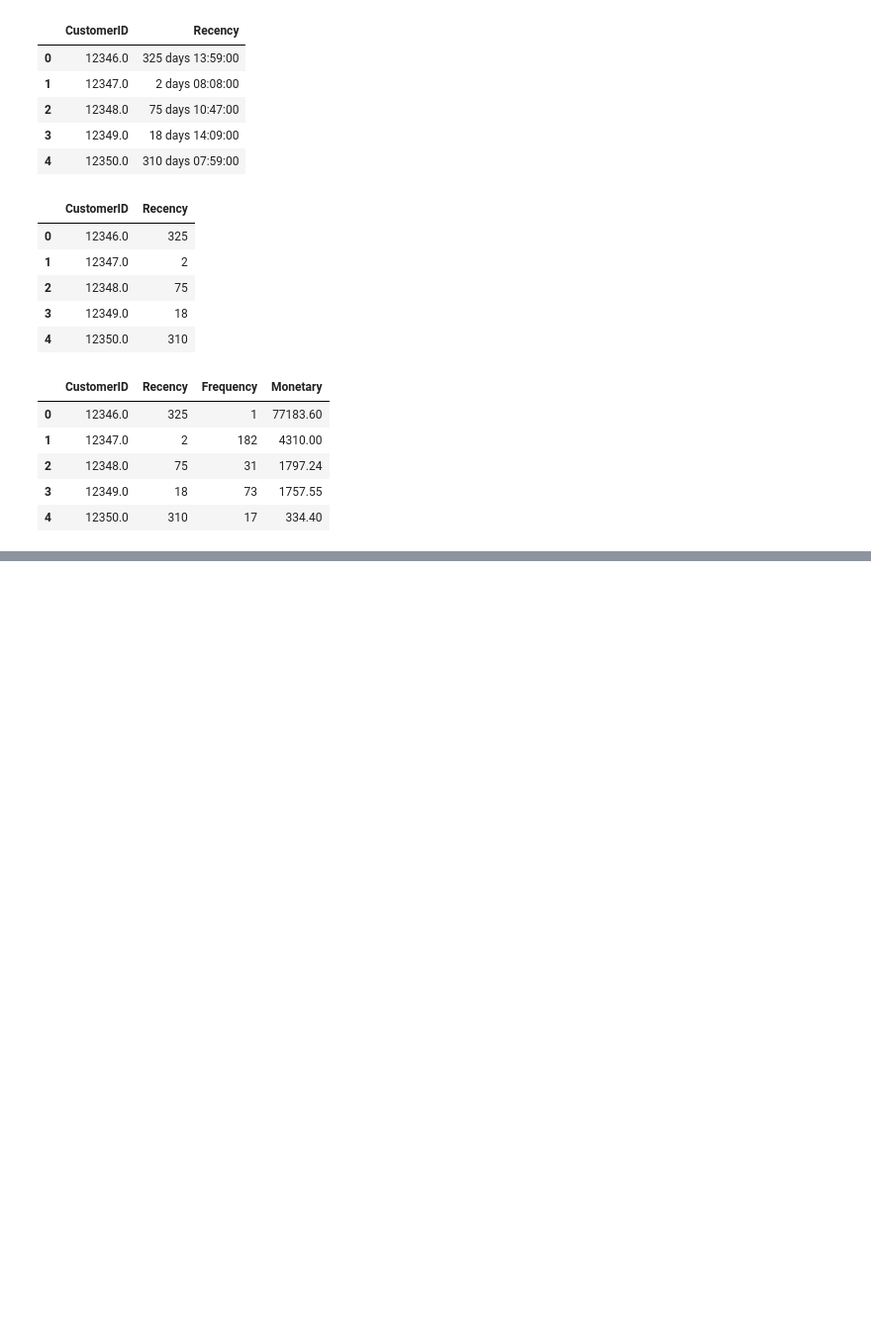
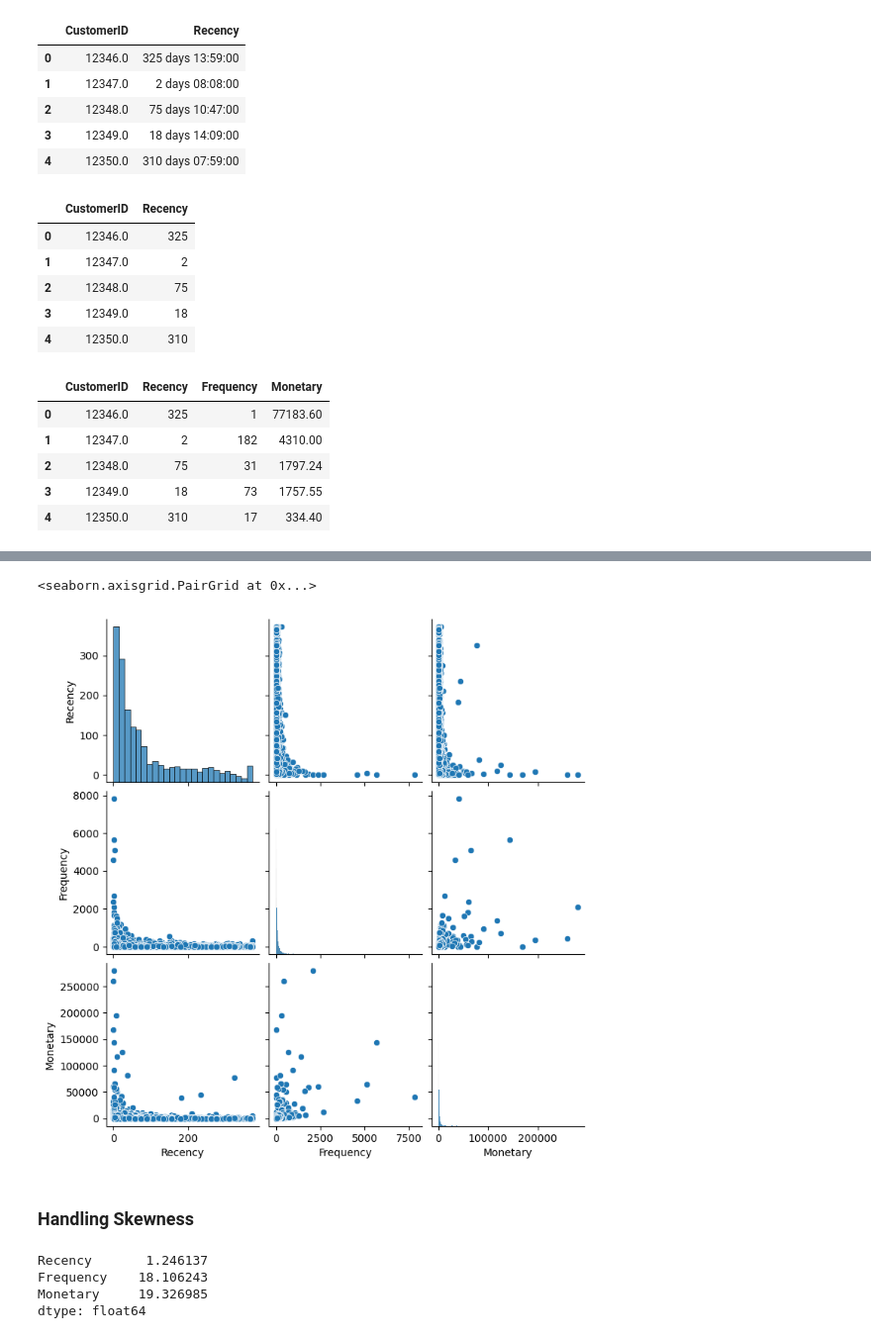
Before and after one commit to SaamarthMeston/Capstone-Project-4-Online-Retail-, a Jupyter notebook: Capstone_Project_4(Online_Retail).ipynb, the cells around one changed output, grey strips where cells are left out. Shown at 99% size. Cells and saved outputs as stored; diff of their text form; code cells hidden in the pictures; blank space fills up the shorter version.

```diff
--- a/Capstone_Project_4(Online_Retail).ipynb
+++ b/Capstone_Project_4(Online_Retail).ipynb
@@ -213,0 +292,34 @@ RFM_DF.head()
+# %%
+# Arguments (x = value, p = recency, monetary_value, frequency, d = quartiles dict)
+def Small_to_Big_Scoring(x,p,d):
+    if x <= d[p][0.2]:
+        return 1
+    elif x <= d[p][0.40]:
+        return 2
+    elif x <= d[p][0.6]:
+        return 3
+    elif x <= d[p][0.8]:
+        return 4
+    else:
+        return 5
+
+# Arguments (x = value, p = recency, monetary_value, frequency, d = quartiles dict)
+def Big_to_Small_Scoring(x,p,d):
+    if x <= d[p][0.2]:
+        return 5
+    elif x <= d[p][0.4]:
+        return 4
+    elif x <= d[p][0.6]:
+        return 3
+    elif x <= d[p][0.8]:
+        return 2
+    else:
+        return 1
+# %%
+RFM_DF_Segmented['R_Score'] = RFM_DF_Segmented['Recency'].apply(Small_to_Big_Scoring, args=('Recency',Quantiles,))
+RFM_DF_Segmented['F_Score'] = RFM_DF_Segmented['Frequency'].apply(Big_to_Small_Scoring, args=('Frequency',Quantiles,))
+RFM_DF_Segmented['M_Score'] = RFM_DF_Segmented['Monetary'].apply(Big_to_Small_Scoring, args=('Monetary',Quantiles,))
+# %%
+RFM_DF_Segmented['RFM_Group'] = RFM_DF_Segmented.R_Score.map(str)+ RFM_DF_Segmented.F_Score.map(str)+ RFM_DF_Segmented.M_Score.map(str)
+# %%
+RFM_DF_Segmented['RFM_Score'] = RFM_DF_Segmented[['R_Score','F_Score','M_Score']].sum(axis = 1)
@@ -213,0 +352,7 @@ RFM_DF.head()
+# %%
+sns.pairplot(RFM_DF_Segmented[['Recency','Frequency','Monetary']])
+# %% [output]
+<seaborn.axisgrid.PairGrid at 0x...>
+[figure, added]
+# %% [markdown]
+### Handling Skewness
@@ -213,0 +361,7 @@ RFM_DF.head()
+# %%
+RFM_modeling_Df.skew()
+# %% [output]
+Recency       1.246137
+Frequency    18.106243
+Monetary     19.326985
+dtype: float64
```
Also changed, not shown: parts of 40 cells of this notebook.
